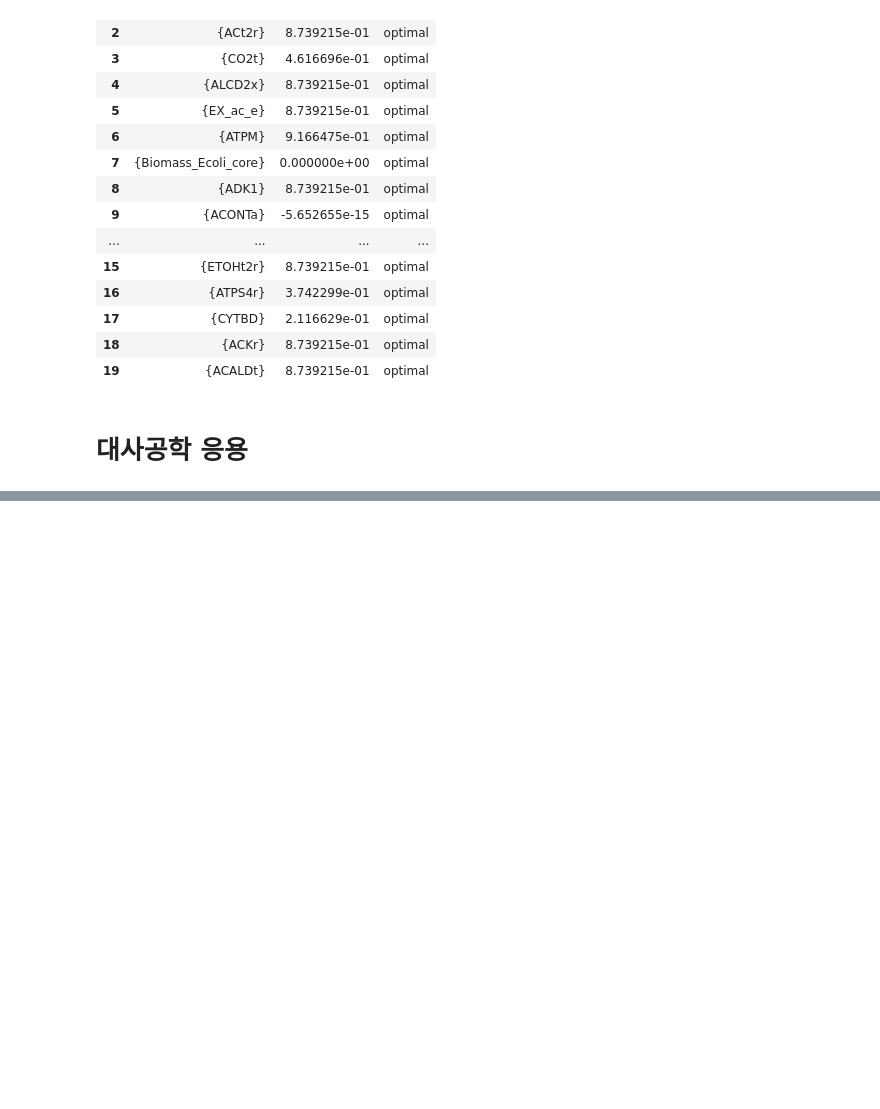
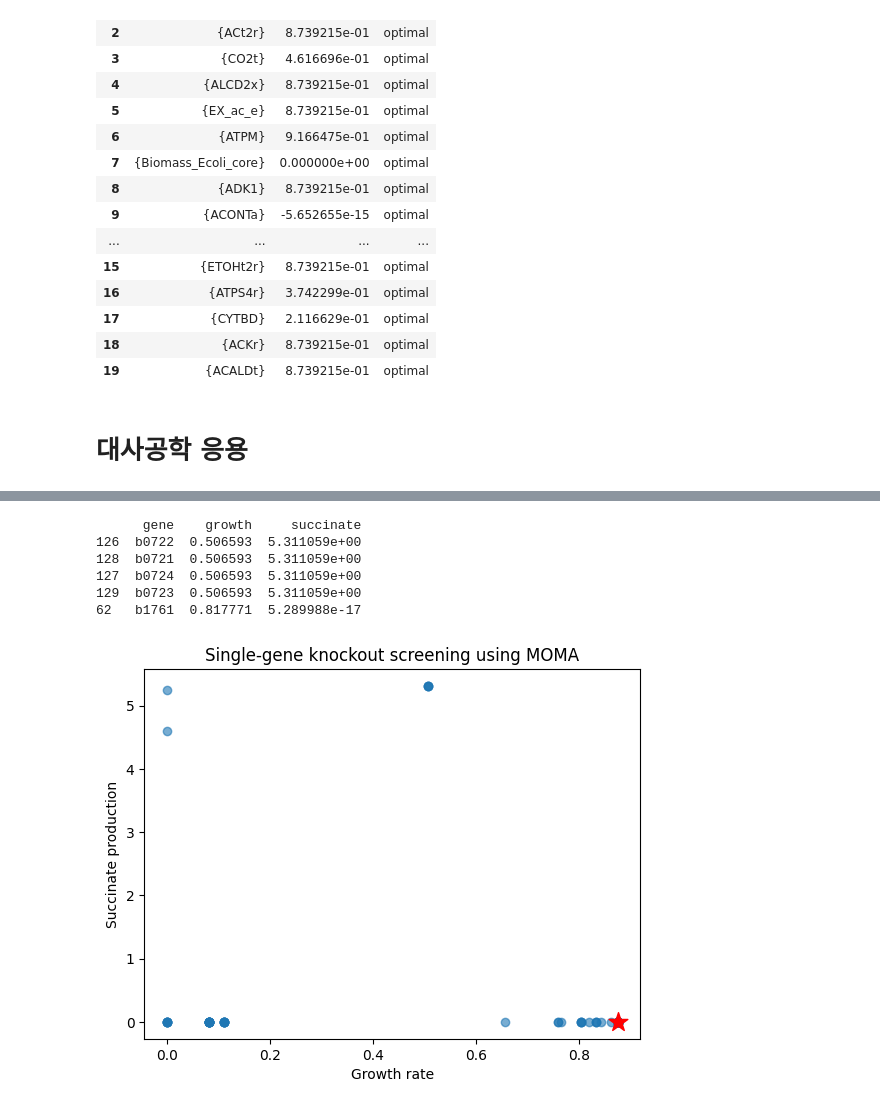
Before and after one commit to jyryu3161/LAIDD_metabolicmodeling, a Jupyter notebook: lec03_실습.ipynb, the cells around one changed output, grey strips where cells are left out. Cells and saved outputs as stored; diff of their text form; code cells hidden in the pictures; blank space fills up the shorter version.

```diff
--- a/lec03_실습.ipynb
+++ b/lec03_실습.ipynb
@@ -535,0 +202,62 @@ Plot saved to: succinate_moma_scatter.png
+# %%
+import pandas as pd
+import matplotlib.pyplot as plt
+
+from cobra.io import load_model
+from cobra.flux_analysis import pfba
+from cobra.flux_analysis.moma import moma
+
+import tqdm
+
+# 1. 모델과 WT flux 계산
+model = load_model("textbook")
+model.objective = "Biomass_Ecoli_core"
+
+wt = pfba(model)
+wt_growth = wt.fluxes["Biomass_Ecoli_core"]
+wt_succinate = wt.fluxes["EX_succ_e"]
+
+
+# 2. 단일 유전자 결실 후 MOMA 수행
+results = []
+
+for gene in tqdm.tqdm(model.genes):
+    mutant = model.copy()
+    mutant.genes.get_by_id(gene.id).knock_out()
+
+    solution = moma(mutant, solution=wt, linear=True)
+
+    results.append({
+        "gene": gene.id,
+        "growth": solution.fluxes["Biomass_Ecoli_core"],
+        "succinate": solution.fluxes["EX_succ_e"]
+    })
+
+
+# 3. 증산 후보 정리
+df = pd.DataFrame(results)
+
+candidates = df[
+    (df["growth"] >= wt_growth * 0.1) &
+    (df["succinate"] > wt_succinate)
+].sort_values("succinate", ascending=False)
+
+print(candidates.head(10))
+
+
+# 4. 결과 시각화
+plt.scatter(df["growth"], df["succinate"], alpha=0.6)
+plt.scatter(wt_growth, wt_succinate, marker="*", s=200, color="red")
+
+plt.xlabel("Growth rate")
+plt.ylabel("Succinate production")
+plt.title("Single-gene knockout screening using MOMA")
+plt.show()
+# %% [output]
+      gene    growth     succinate
+126  b0722  0.506593  5.311059e+00
+128  b0721  0.506593  5.311059e+00
+127  b0724  0.506593  5.311059e+00
+129  b0723  0.506593  5.311059e+00
+62   b1761  0.817771  5.289988e-17
+[figure, added]
```
Also changed, not shown: parts of 1 cell of this notebook.
